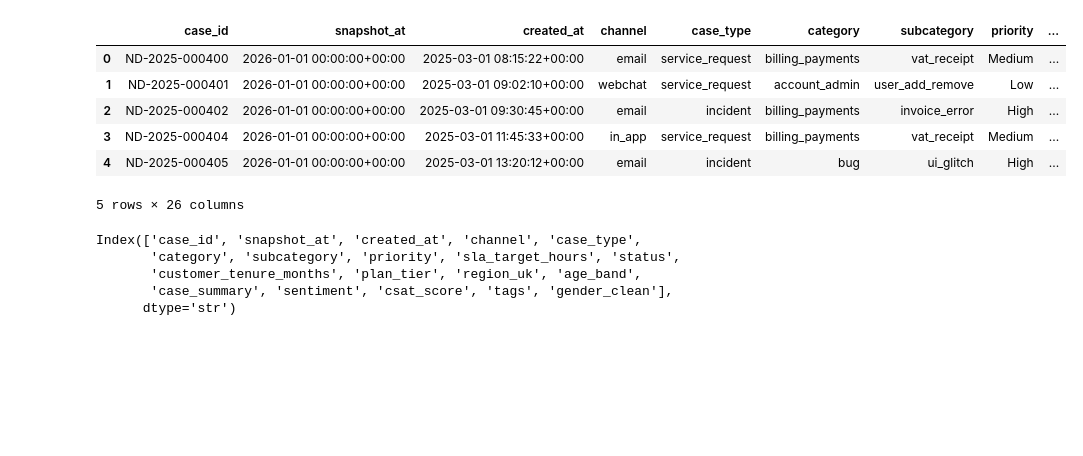
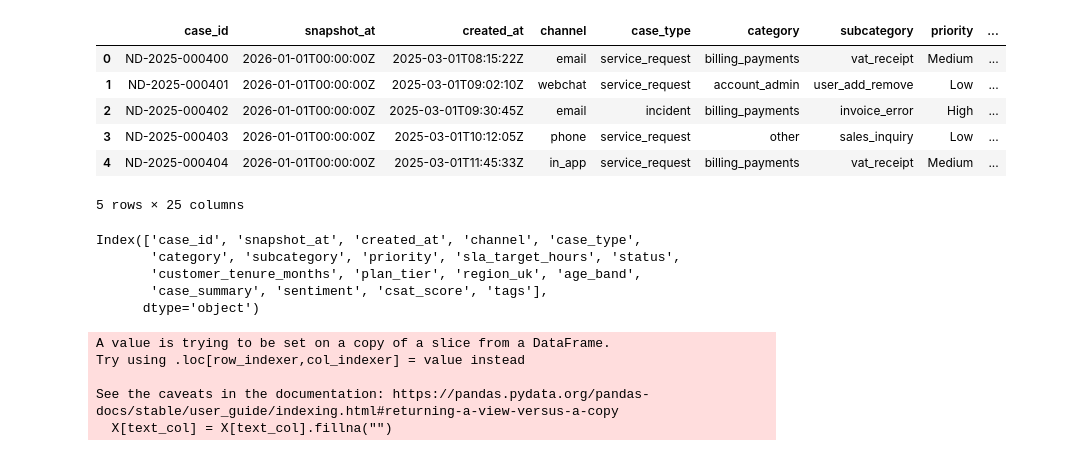
Before and after one commit to OzzyHF/Northstar-Desk-Decision-Support-Tool-, a Jupyter notebook: notebooks/Feature Selection with Decision Tree model and optuna hyperparameters.ipynb, the cells around one changed output. Cells and saved outputs as stored; diff of their text form; code cells hidden in the pictures; blank space fills up the shorter version.

```diff
--- a/notebooks/Feature Selection with Decision Tree model and optuna hyperparameters.ipynb
+++ b/notebooks/Feature Selection with Decision Tree model and optuna hyperparameters.ipynb
@@ -5,16 +5,16 @@ import pandas as pd
 from sklearn.metrics import mean_squared_error, r2_score, mean_absolute_error
 # %%
 #Used my own file path because I wanted to just do it in VSC
-df = pd.read_csv("../Data/clean.csv", encoding='utf-8')
+df = pd.read_csv(r"...", encoding='utf-8')
 df.head()
 # %% [output]
 |  | case_id | snapshot_at | created_at | channel | case_type | category | subcategory | priority | ... |
-| 0 | ND-2025-000400 | 2026-01-01 00:00:00+00:00 | 2025-03-01 08:15:22+00:00 | email | service_request | billing_payments | vat_receipt | Medium | ... |
-| 1 | ND-2025-000401 | 2026-01-01 00:00:00+00:00 | 2025-03-01 09:02:10+00:00 | webchat | service_request | account_admin | user_add_remove | Low | ... |
-| 2 | ND-2025-000402 | 2026-01-01 00:00:00+00:00 | 2025-03-01 09:30:45+00:00 | email | incident | billing_payments | invoice_error | High | ... |
-| 3 | ND-2025-000404 | 2026-01-01 00:00:00+00:00 | 2025-03-01 11:45:33+00:00 | in_app | service_request | billing_payments | vat_receipt | Medium | ... |
-| 4 | ND-2025-000405 | 2026-01-01 00:00:00+00:00 | 2025-03-01 13:20:12+00:00 | email | incident | bug | ui_glitch | High | ... |
+| 0 | ND-2025-000400 | 2026-01-01T00:00:00Z | 2025-03-01T08:15:22Z | email | service_request | billing_payments | vat_receipt | Medium | ... |
+| 1 | ND-2025-000401 | 2026-01-01T00:00:00Z | 2025-03-01T09:02:10Z | webchat | service_request | account_admin | user_add_remove | Low | ... |
+| 2 | ND-2025-000402 | 2026-01-01T00:00:00Z | 2025-03-01T09:30:45Z | email | incident | billing_payments | invoice_error | High | ... |
+| 3 | ND-2025-000403 | 2026-01-01T00:00:00Z | 2025-03-01T10:12:05Z | phone | service_request | other | sales_inquiry | Low | ... |
+| 4 | ND-2025-000404 | 2026-01-01T00:00:00Z | 2025-03-01T11:45:33Z | in_app | service_request | billing_payments | vat_receipt | Medium | ... |
-5 rows × 26 columns
+5 rows × 25 columns
 # %%
 df_filtered = df[
     df["age_band"].notna() &
@@ -44,8 +44,8 @@ df_clean.columns
 Index(['case_id', 'snapshot_at', 'created_at', 'channel', 'case_type',
        'category', 'subcategory', 'priority', 'sla_target_hours', 'status',
        'customer_tenure_months', 'plan_tier', 'region_uk', 'age_band',
-       'case_summary', 'sentiment', 'csat_score', 'tags', 'gender_clean'],
-      dtype='str')
+       'case_summary', 'sentiment', 'csat_score', 'tags'],
+      dtype='object')
 # %%
 text_col = "case_summary"
 
@@ -73,6 +73,12 @@ if text_col in X.columns:
 X_train, X_test, y_train, y_test = train_test_split(
     X, y, test_size=0.2, random_state=42, stratify=y
 )
+# %% [output]
+A value is trying to be set on a copy of a slice from a DataFrame.
+Try using .loc[row_indexer,col_indexer] = value instead
+
+See the caveats in the documentation: https://pandas.pydata.org/pandas-docs/stable/user_guide/indexing.html#returning-a-view-versus-a-copy
+  X[text_col] = X[text_col].fillna("")
 # %%
 # Preprocessing blocks
 transformers = []
```
Also changed, not shown: parts of 3 cells of this notebook, 8 other files.
